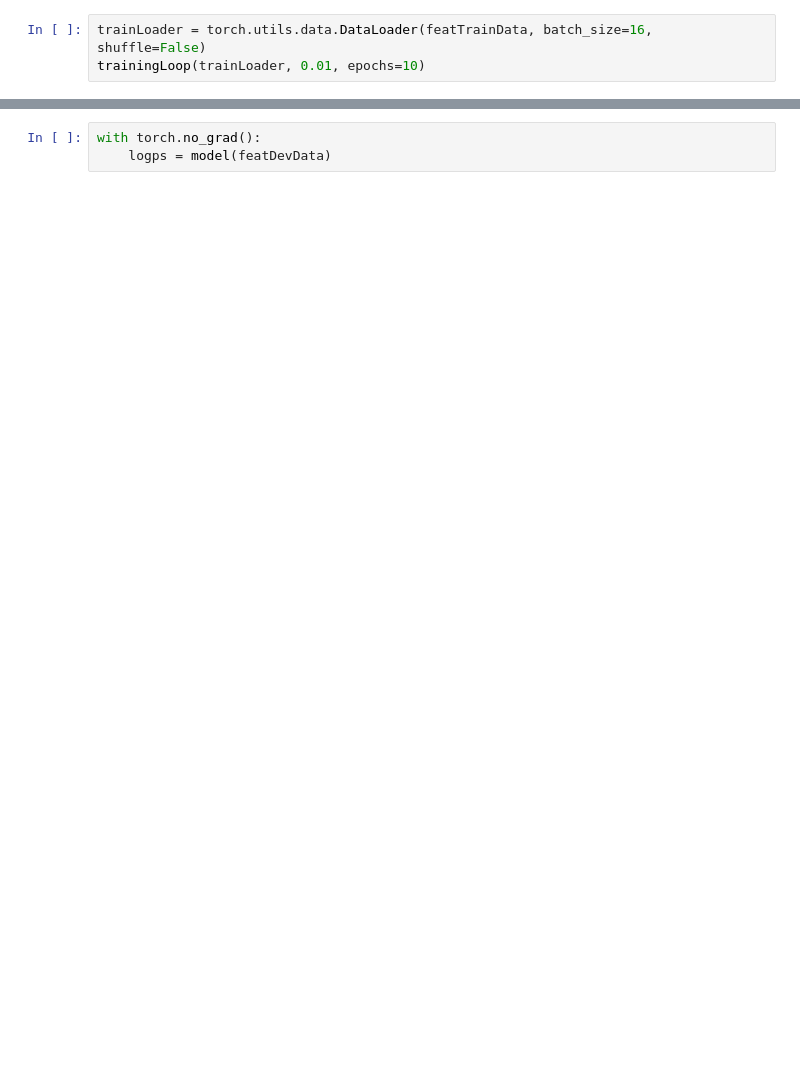
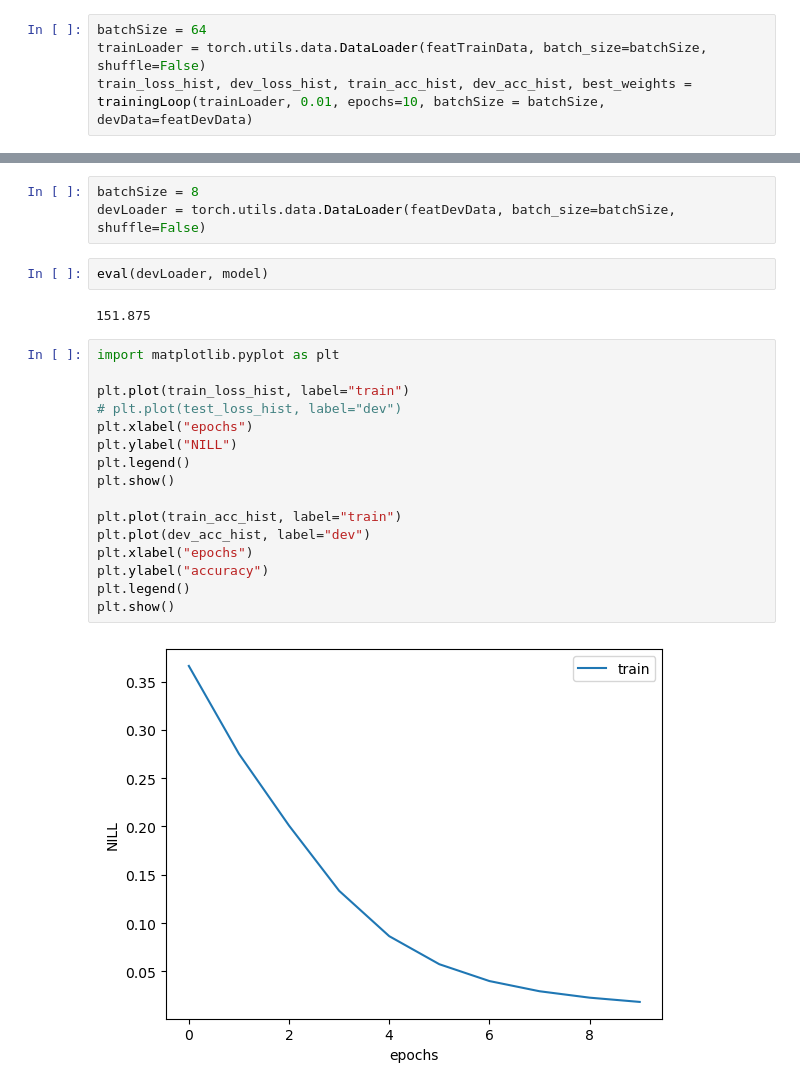
Before and after one commit to augmill/Projects-, a Jupyter notebook: updatedSVW/test.ipynb, the cells around one changed output, grey strips where cells are left out. Saved outputs shown, nothing was run; the diff lists cells and outputs as text; blank space fills up the shorter version.

```diff
--- a/updatedSVW/test.ipynb
+++ b/updatedSVW/test.ipynb
@@ -31,4 +70,5 @@ def trainingLoop(data, lr, epochs):
 # %%
-trainLoader = torch.utils.data.DataLoader(featTrainData, batch_size=16, shuffle=False)
-trainingLoop(trainLoader, 0.01, epochs=10)
+batchSize = 64
+trainLoader = torch.utils.data.DataLoader(featTrainData, batch_size=batchSize, shuffle=False)
+train_loss_hist, dev_loss_hist, train_acc_hist, dev_acc_hist, best_weights = trainingLoop(trainLoader, 0.01, epochs=10, batchSize = batchSize, devData=featDevData)
 # %% [output]
@@ -36,3 +85,25 @@ RuntimeError: Expected target size [16, 7], got [16]
-# %%
-with torch.no_grad():
-    logps = model(featDevData)
+# %%
+batchSize = 8
+devLoader = torch.utils.data.DataLoader(featDevData, batch_size=batchSize, shuffle=False)
+# %%
+eval(devLoader, model)
+# %% [output]
+151.875
+# %%
+import matplotlib.pyplot as plt
+
+plt.plot(train_loss_hist, label="train")
+# plt.plot(test_loss_hist, label="dev")
+plt.xlabel("epochs")
+plt.ylabel("NILL")
+plt.legend()
+plt.show()
+
+plt.plot(train_acc_hist, label="train")
+plt.plot(dev_acc_hist, label="dev")
+plt.xlabel("epochs")
+plt.ylabel("accuracy")
+plt.legend()
+plt.show()
+# %% [output]
+[figure, added]
```
Also changed, not shown: parts of 4 cells of this notebook, 3 other files.
